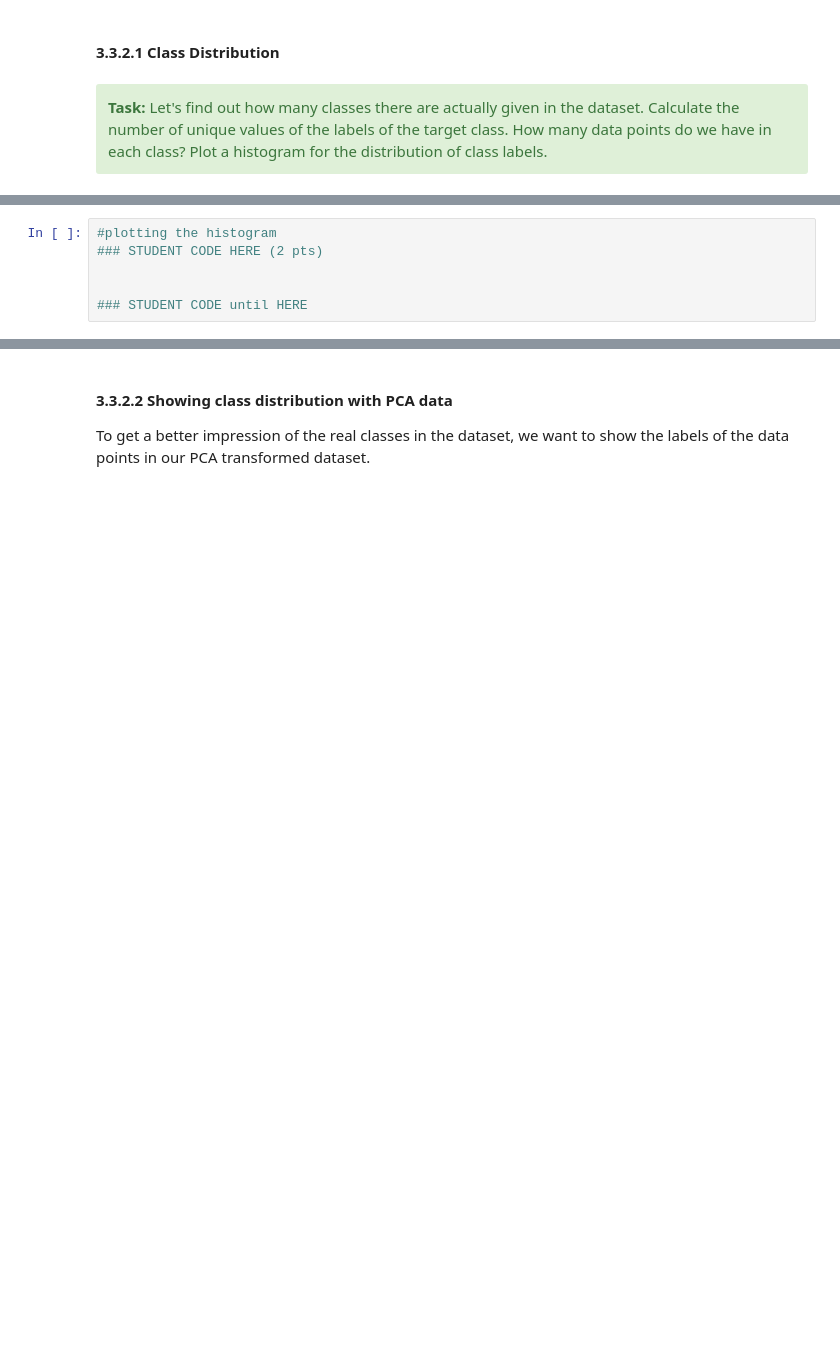
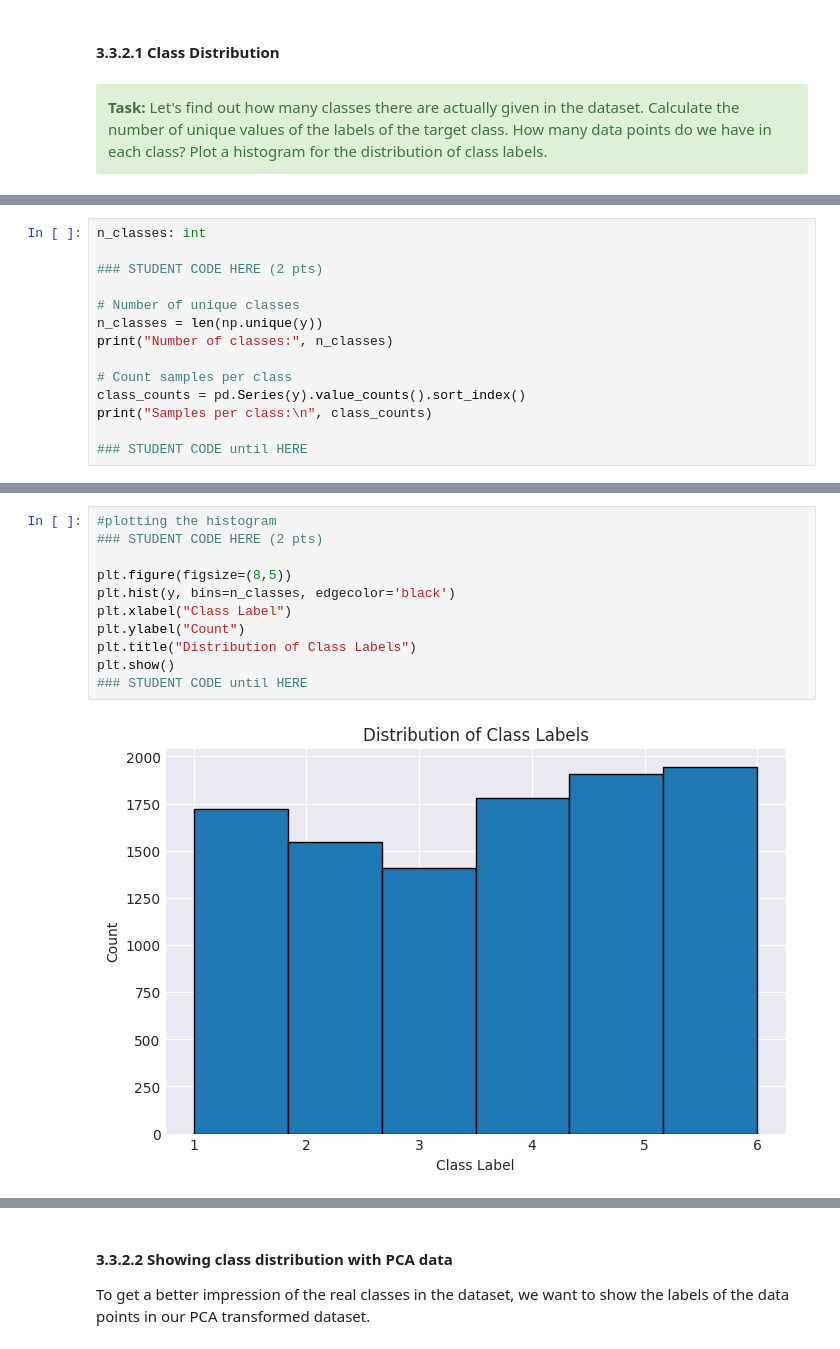
Before and after one commit to samuelrr1/Gay_Clanker, a Jupyter notebook: 3_pca_clustering.ipynb, the cells around one changed output, grey strips where cells are left out. Cells and saved outputs as stored; diff of their text form; blank space fills up the shorter version.

```diff
--- a/3_pca_clustering.ipynb
+++ b/3_pca_clustering.ipynb
@@ -440,0 +445,14 @@ n_classes: int
+# %%
+n_classes: int
+
+### STUDENT CODE HERE (2 pts)
+
+# Number of unique classes
+n_classes = len(np.unique(y))
+print("Number of classes:", n_classes)
+
+# Count samples per class
+class_counts = pd.Series(y).value_counts().sort_index()
+print("Samples per class:\n", class_counts)
+
+### STUDENT CODE until HERE
@@ -441,9 +470,16 @@ n_classes: int
 # %%
 #plotting the histogram
 ### STUDENT CODE HERE (2 pts)
 
-
+plt.figure(figsize=(8,5))
+plt.hist(y, bins=n_classes, edgecolor='black')
+plt.xlabel("Class Label")
+plt.ylabel("Count")
+plt.title("Distribution of Class Labels")
+plt.show()
 ### STUDENT CODE until HERE
+# %% [output]
+[figure, added]
 # %% [markdown]
 <div class="alert alert-block alert-success">
 <b>Question (2 pts):</b> <a href="https://archive.ics.uci.edu/ml/machine-learning-databases/00240/UCI%20HAR%20Dataset.names">Have a look at the dataset description.</a>
```
Also changed, not shown: parts of 33 cells of this notebook.
